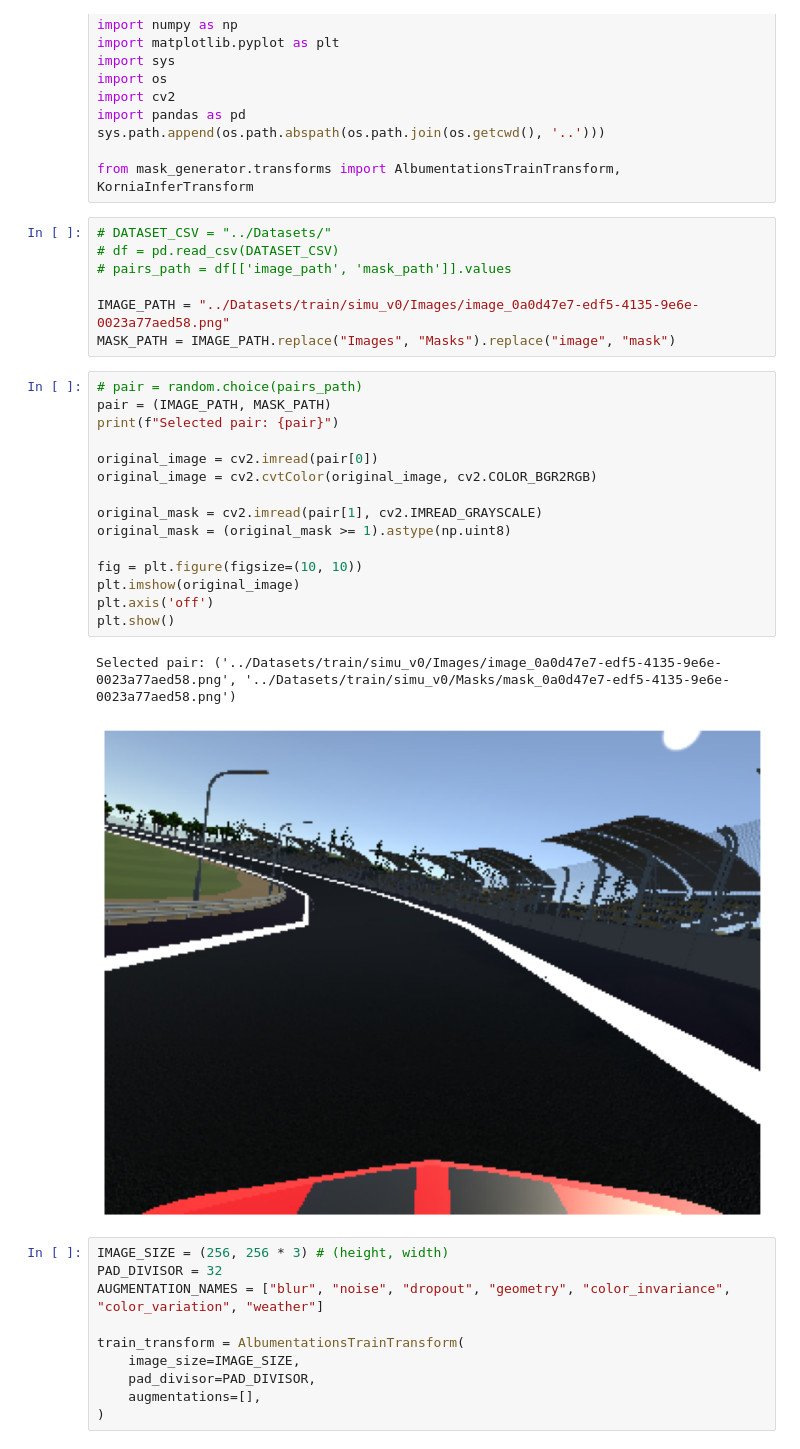
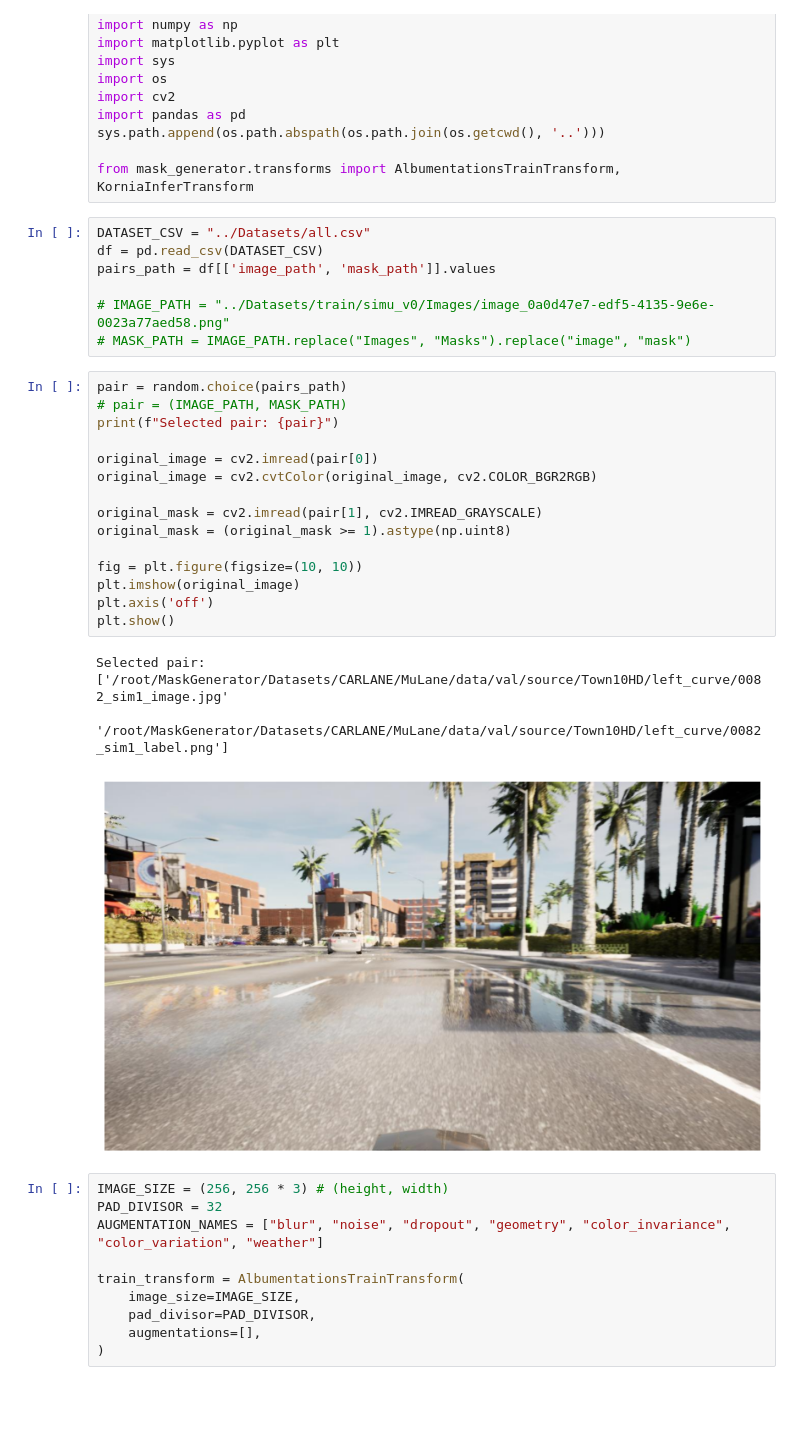
Before and after one commit to Matyslgr/MaskGenerator, a Jupyter notebook: notebooks/transforms.ipynb, the cells around one changed output. Cells and saved outputs as stored; diff of their text form; blank space fills up the shorter version.

```diff
--- a/notebooks/transforms.ipynb
+++ b/notebooks/transforms.ipynb
@@ -12,30 +12,31 @@ sys.path.append(os.path.abspath(os.path.join(os.getcwd(), '..')))
 
 from mask_generator.transforms import AlbumentationsTrainTransform, KorniaInferTransform
 # %%
-# DATASET_CSV = "../Datasets/"
-# df = pd.read_csv(DATASET_CSV)
-# pairs_path = df[['image_path', 'mask_path']].values
+DATASET_CSV = "../Datasets/all.csv"
+df = pd.read_csv(DATASET_CSV)
+pairs_path = df[['image_path', 'mask_path']].values
 
-IMAGE_PATH = "../Datasets/train/simu_v0/Images/image_0a0d47e7-edf5-4135-9e6e-0023a77aed58.png"
-MASK_PATH = IMAGE_PATH.replace("Images", "Masks").replace("image", "mask")
+# IMAGE_PATH = "../Datasets/train/simu_v0/Images/image_0a0d47e7-edf5-4135-9e6e-0023a77aed58.png"
+# MASK_PATH = IMAGE_PATH.replace("Images", "Masks").replace("image", "mask")
 # %%
-# pair = random.choice(pairs_path)
-pair = (IMAGE_PATH, MASK_PATH)
+pair = random.choice(pairs_path)
+# pair = (IMAGE_PATH, MASK_PATH)
 print(f"Selected pair: {pair}")
 
 original_image = cv2.imread(pair[0])
 original_image = cv2.cvtColor(original_image, cv2.COLOR_BGR2RGB)
 
 original_mask = cv2.imread(pair[1], cv2.IMREAD_GRAYSCALE)
 original_mask = (original_mask >= 1).astype(np.uint8)
 
 fig = plt.figure(figsize=(10, 10))
 plt.imshow(original_image)
 plt.axis('off')
 plt.show()
 # %% [output]
-Selected pair: ('../Datasets/train/simu_v0/Images/image_0a0d47e7-edf5-4135-9e6e-0023a77aed58.png', '../Datasets/train/simu_v0/Masks/mask_0a0d47e7-edf5-4135-9e6e-0023a77aed58.png')
+Selected pair: ['/root/MaskGenerator/Datasets/CARLANE/MuLane/data/val/source/Town10HD/left_curve/0082_sim1_image.jpg'
+ '/root/MaskGenerator/Datasets/CARLANE/MuLane/data/val/source/Town10HD/left_curve/0082_sim1_label.png']
-[figure, old version]
+[figure, new version]
 # %%
 IMAGE_SIZE = (256, 256 * 3) # (height, width)
 PAD_DIVISOR = 32
```
Also changed, not shown: parts of 7 cells of this notebook, 10 other files.
